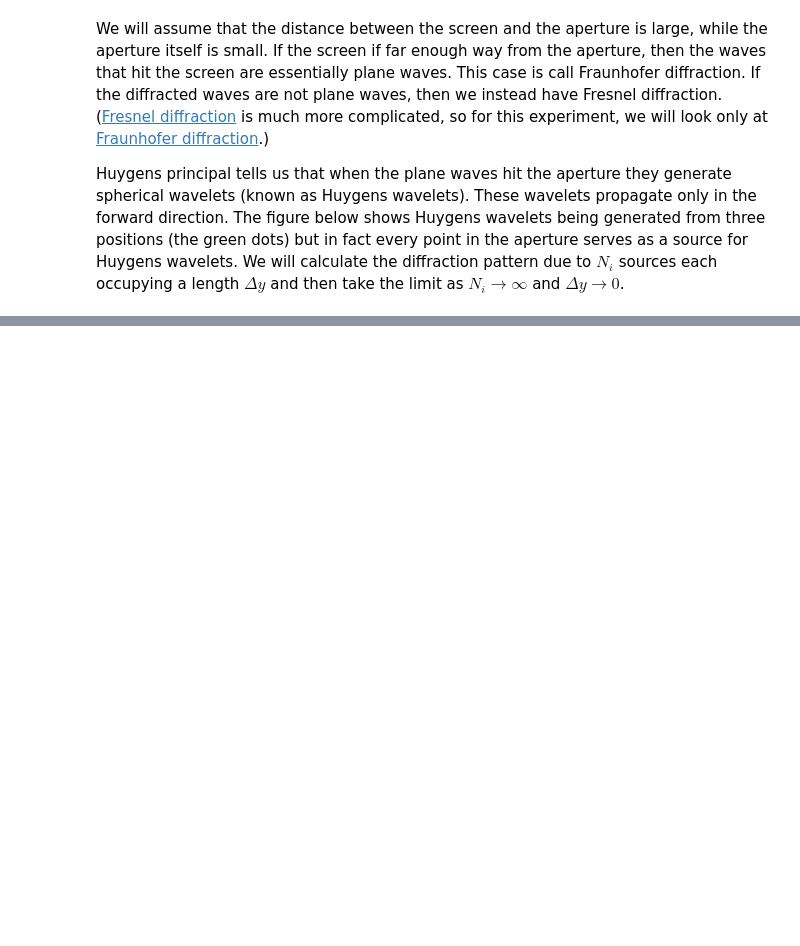
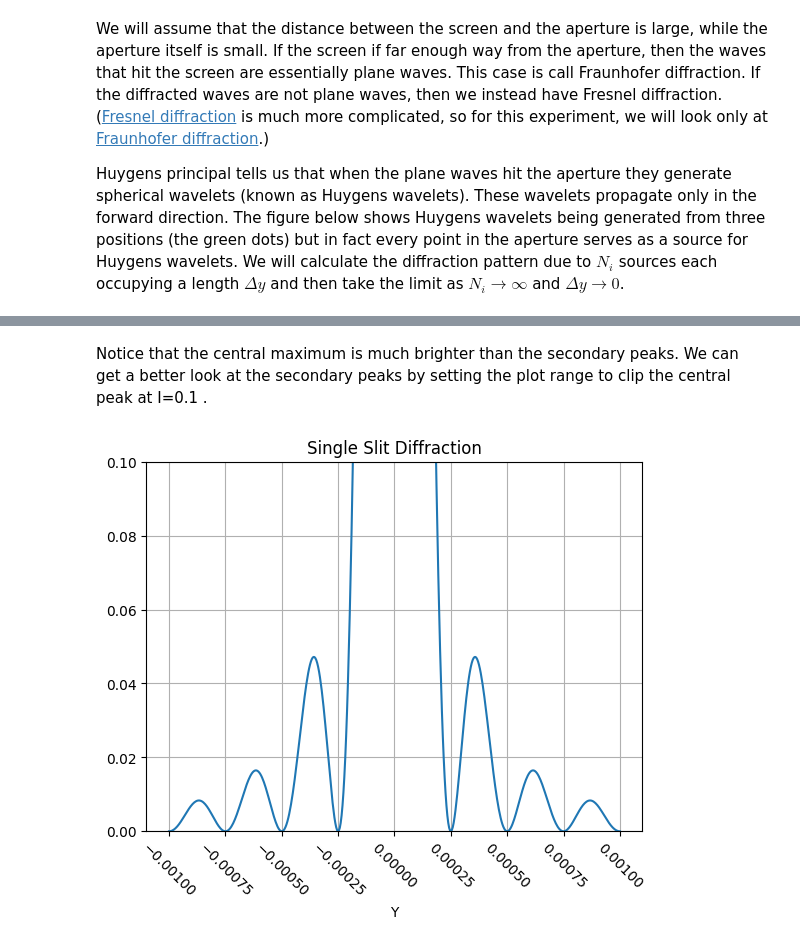
Before and after one commit to brinerk/LabsCapstone, a Jupyter notebook: Lab22/Lab 22.ipynb, the cells around one changed output, grey strips where cells are left out. Saved outputs shown, nothing was run; the diff lists cells and outputs as text; code cells hidden in the pictures; blank space fills up the shorter version.

```diff
--- a/Lab22/Lab 22.ipynb
+++ b/Lab22/Lab 22.ipynb
@@ -16,0 +147,17 @@ Huygens principal tells us that when the plane waves hit the aperture they gener
+# %% [markdown]
+Notice that the central maximum is much brighter than the secondary peaks. We can get a better look at the secondary peaks by setting the plot range to clip the central peak at I=0.1 .
+# %%
+Y2 = np.linspace(-0.001, 0.001, 500)
+
+plot2_data = SingleSlitDiffraction(2.5*10**(-4), 694.3*10**(-9), 0.09, Y2)
+
+plt.plot(Y2, plot2_data)
+ax = plt.gca()
+ax.set_ylim([0, 0.1])
+plt.xlabel('Y')
+plt.xticks(rotation=-45)
+plt.title('Single Slit Diffraction')
+plt.grid()
+plt.show()
+# %% [output]
+[figure, added]
```
Also changed, not shown: parts of 58 cells of this notebook, 2 other files.
